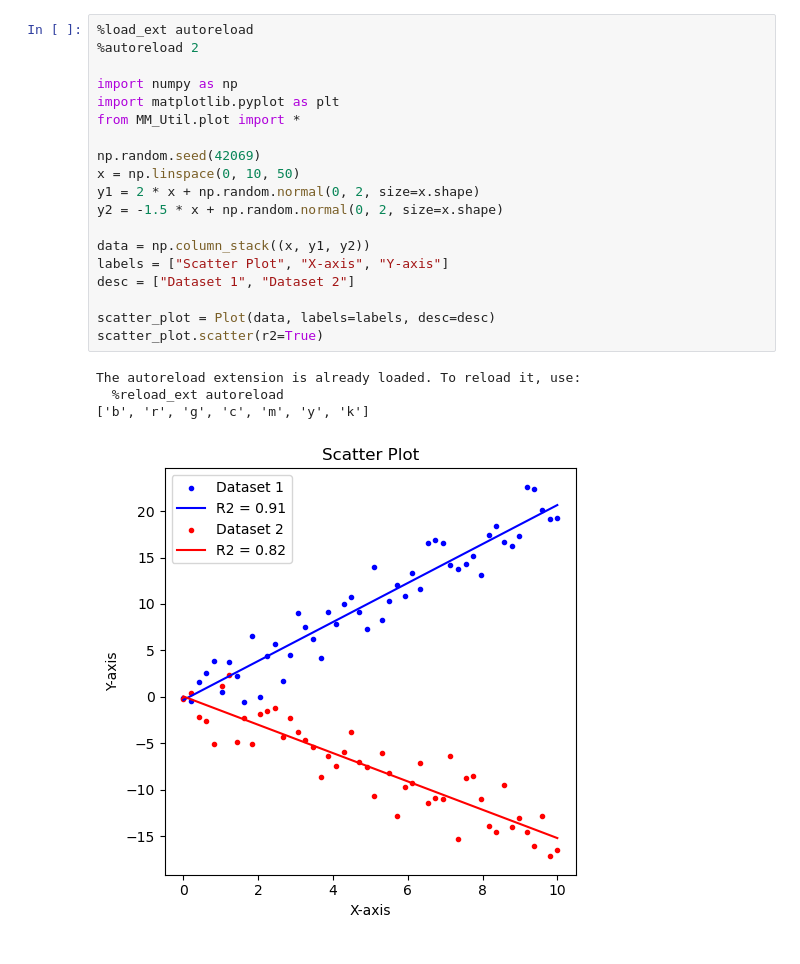
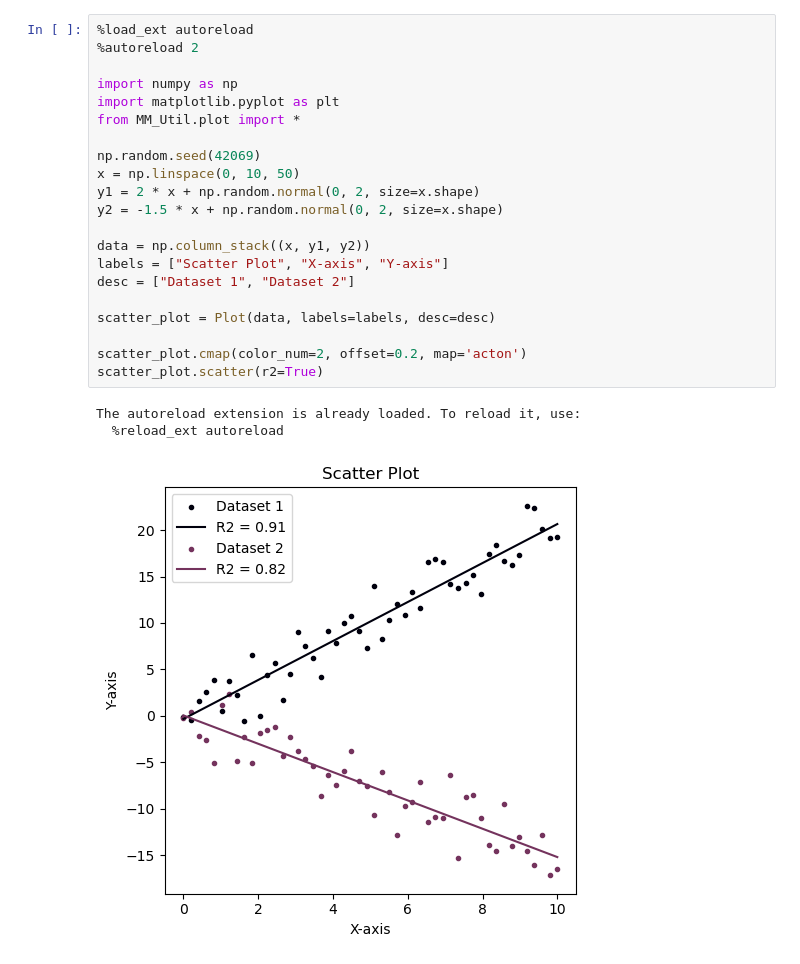
Before and after one commit to marianski-lab/artdep, a Jupyter notebook: benchmarks/scatterplot.ipynb, the cells around one changed output. Drawn from its saved outputs; the diff is of its cells as text.

Commit message:
Added unified color system

```diff
--- a/benchmarks/scatterplot.ipynb
+++ b/benchmarks/scatterplot.ipynb
@@ -1,24 +1,25 @@
 # %%
 %load_ext autoreload
 %autoreload 2
 
 import numpy as np
 import matplotlib.pyplot as plt
 from MM_Util.plot import *
 
 np.random.seed(42069)
 x = np.linspace(0, 10, 50)
 y1 = 2 * x + np.random.normal(0, 2, size=x.shape)
 y2 = -1.5 * x + np.random.normal(0, 2, size=x.shape)
 
 data = np.column_stack((x, y1, y2))
 labels = ["Scatter Plot", "X-axis", "Y-axis"]
 desc = ["Dataset 1", "Dataset 2"]
 
 scatter_plot = Plot(data, labels=labels, desc=desc)
+
+scatter_plot.cmap(color_num=2, offset=0.2, map='acton')
 scatter_plot.scatter(r2=True)
 # %% [output]
 The autoreload extension is already loaded. To reload it, use:
   %reload_ext autoreload
-['b', 'r', 'g', 'c', 'm', 'y', 'k']
-[figure, old version]
+[figure, new version]
```
Also changed, not shown: 1 other file.
